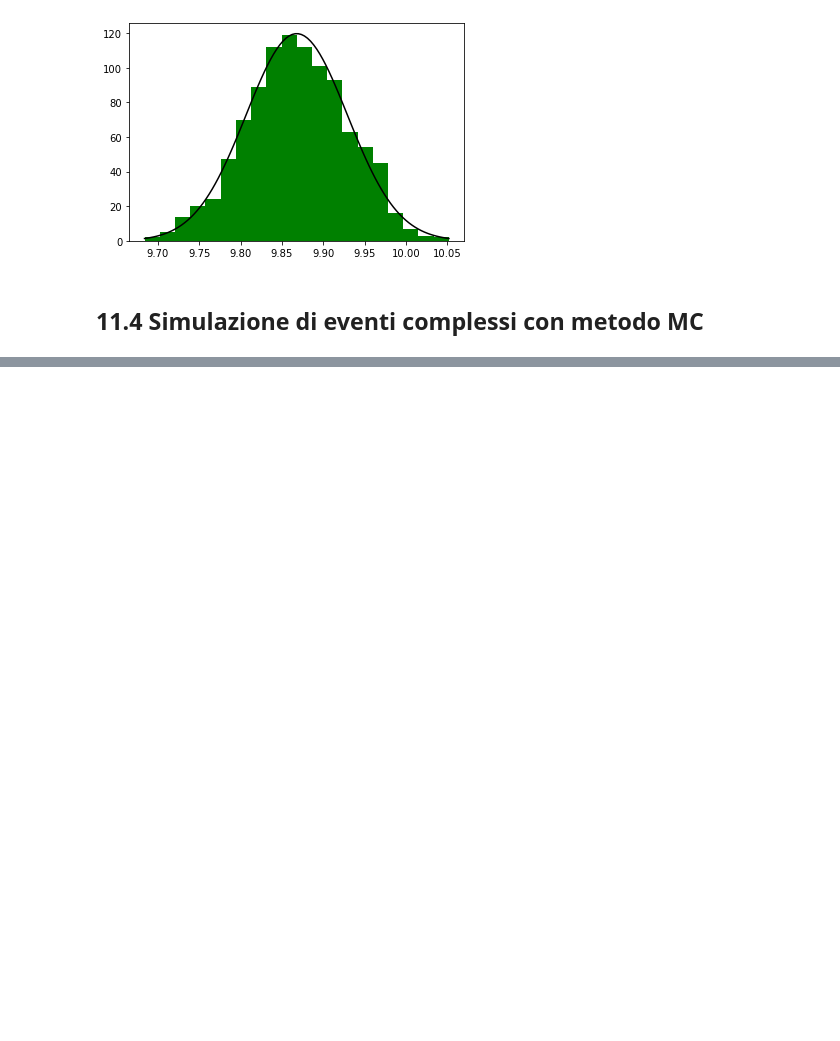
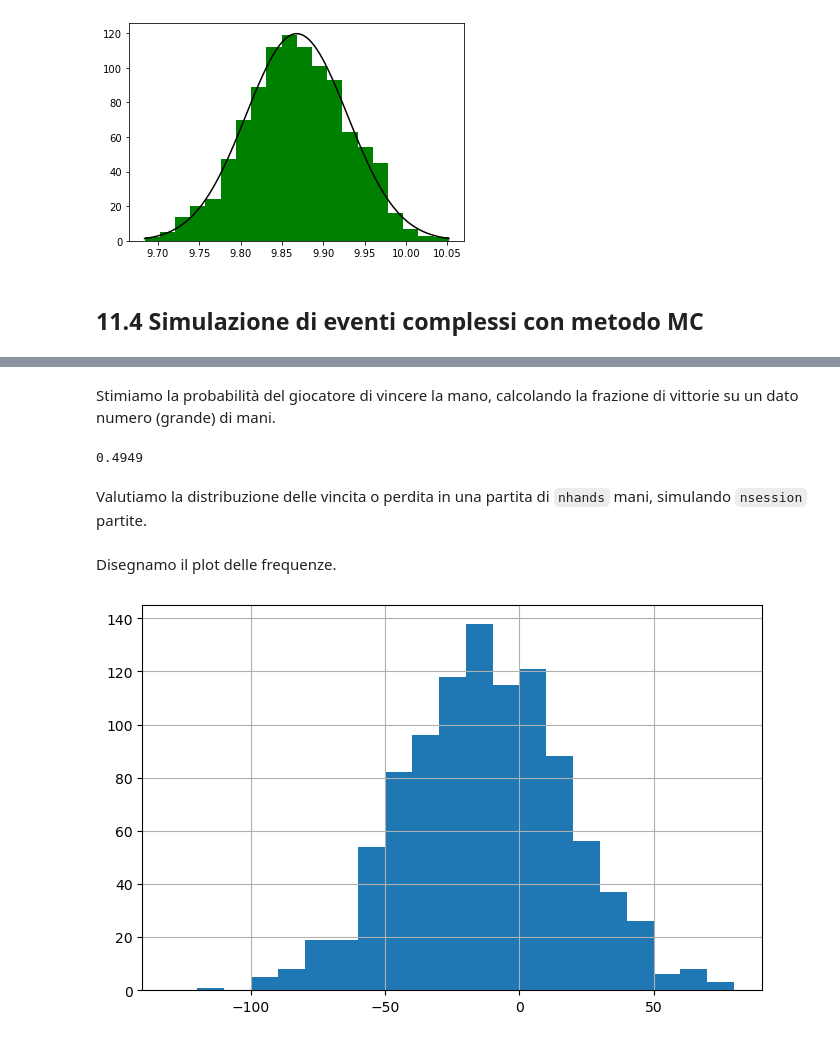
Before and after one commit to mainaezio/TIF_2024_Introduction_to_Python, a Jupyter notebook: ipynb/11_MetodoMontecarlo.ipynb, the cells around one changed output, grey strips where cells are left out. Saved outputs shown, nothing was run; the diff lists cells and outputs as text; code cells hidden in the pictures; blank space fills up the shorter version.

```diff
--- a/ipynb/11_MetodoMontecarlo.ipynb
+++ b/ipynb/11_MetodoMontecarlo.ipynb
@@ -303,0 +364,72 @@ ax3.plot(t,yval,c='k')
+# %% [markdown]
+Stimiamo la probabilit&agrave; del giocatore di vincere la mano, calcolando la frazione di vittorie su un dato numero (grande) di mani.
+# %%
+def craps_probability(n):
+    '''
+    Stima la probabilità di vincere una mano di Craps
+    calcolando la frazione di vittorie su n tentativi.
+    La stima varia casualmente ad ogni run, attorno al
+    risultato esatto &egrave; 244/495 ≈ 0.492929
+    '''
+    nwin = 0
+    for i in range(n):
+        if(craps_once()):
+            nwin += 1
+
+    probability = nwin/n
+    return probability
+
+
+n = 10000
+craps_probability(n)
+# %% [output]
+0.4949
+# %% [markdown]
+Valutiamo la distribuzione delle vincita o perdita in una partita di `nhands` mani, simulando
+`nsession` partite.
+# %%
+def craps_outcome(nsessions, nhands):
+    '''
+    Stima la distribuzione di risultati di una partita di craps di nhands mani,
+    simulando nsessions partite, ognuna di nhands mani.
+    Assumiamo che ad ogni puntata venga scommessa la stessa cifra che possiamo
+    considerare come una unità.
+    Se il giocatore vince il suo capitale aumenta di una unità.
+    Se il giocatore perde il suo capitale diminuisce di una unità.
+    Restituisce un array di nsessions elementi con la variazione del capitale iniziale
+    in ogni sessione.
+    '''
+
+    res = np.zeros(nsessions, dtype = int)
+    index = 0
+
+    for i in range(nsessions):    # loop sulle partite
+        capital = 0
+        for j in range(nhands):   # loop sulle mani di una partita
+            if(craps_once()):
+                capital += 1
+            else:
+                capital -= 1
+        res[i] = capital
+
+    return res
+
+out = craps_outcome(1000,1000)
+#print(out)
+# %% [markdown]
+Disegnamo il plot delle frequenze.
+# %%
+fig, ax = plt.subplots(nrows=1, ncols=1, figsize=(8, 5))
+min = out.min()
+max = out.max()
+# cerchiamo estremi più carini
+inf = (min//10 -1)*10
+sup = (max//10+1)*10
+#print(inf,sup)
+nbins = (sup - inf)//10
+
+xrange = (float(inf),float(sup))
+nevent, bins, patches = ax.hist(out, nbins, range=xrange)
+ax.grid()
+# %% [output]
+[figure, added]
```
Also changed, not shown: parts of 3 cells of this notebook.
